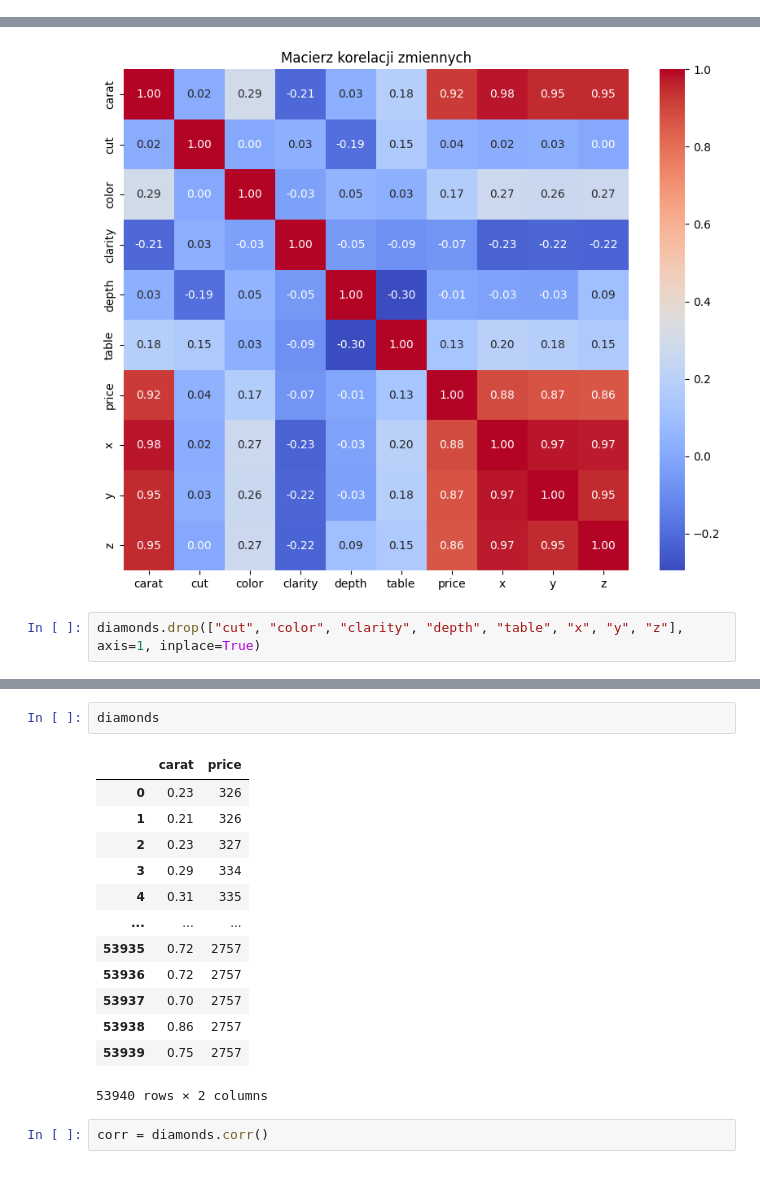
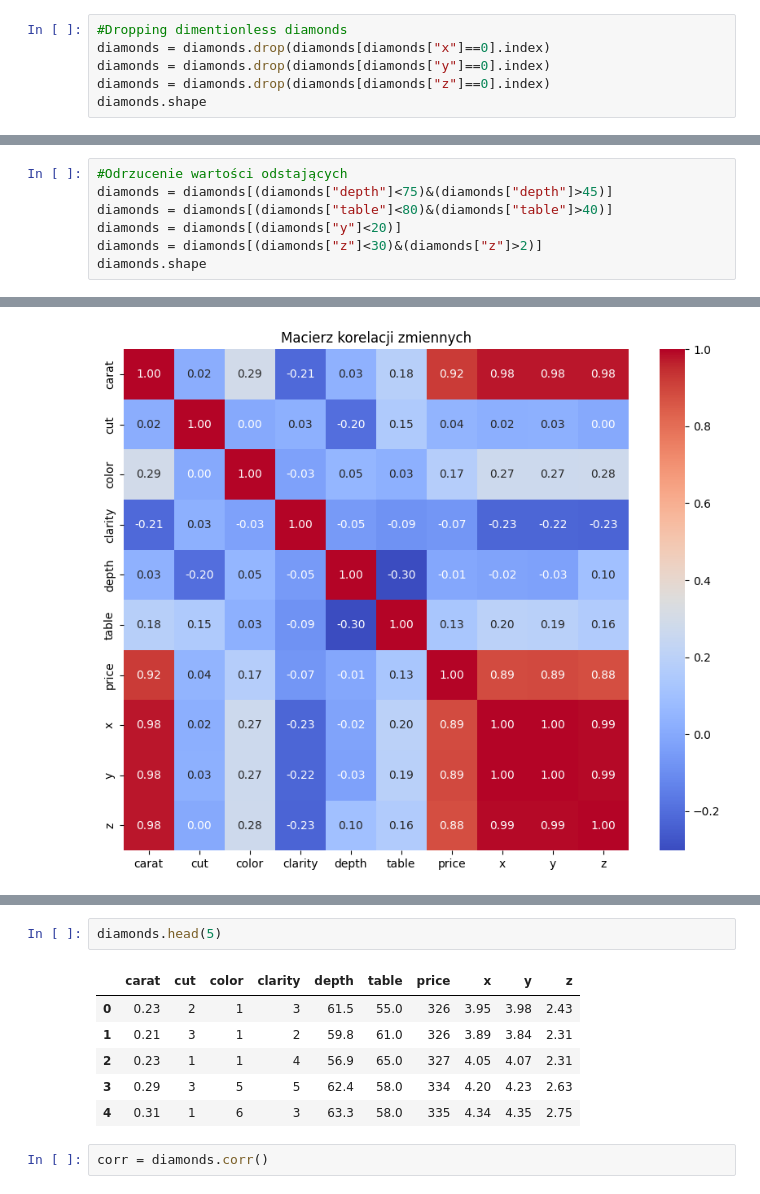
Before and after one commit to a4bee/lab--AI-ML--szkolenie--olson, a Jupyter notebook: ML_AI_3_2.ipynb, the cells around one changed output, grey strips where cells are left out. Saved outputs shown, nothing was run; the diff lists cells and outputs as text.

```diff
--- a/ML_AI_3_2.ipynb
+++ b/ML_AI_3_2.ipynb
@@ -42,0 +60,6 @@ Index(['carat', 'cut', 'color', 'clarity', 'depth', 'table', 'price', 'x', 'y',
+# %%
+#Dropping dimentionless diamonds
+diamonds = diamonds.drop(diamonds[diamonds["x"]==0].index)
+diamonds = diamonds.drop(diamonds[diamonds["y"]==0].index)
+diamonds = diamonds.drop(diamonds[diamonds["z"]==0].index)
+diamonds.shape
@@ -51,0 +113,7 @@ diamonds['clarity'] = le_clarity.fit_transform(diamonds['clarity'])
+# %%
+#Odrzucenie wartości odstających
+diamonds = diamonds[(diamonds["depth"]<75)&(diamonds["depth"]>45)]
+diamonds = diamonds[(diamonds["table"]<80)&(diamonds["table"]>40)]
+diamonds = diamonds[(diamonds["y"]<20)]
+diamonds = diamonds[(diamonds["z"]<30)&(diamonds["z"]>2)]
+diamonds.shape
@@ -58,5 +155,3 @@ plt.title('Macierz korelacji zmiennych')
 plt.show()
 # %% [output]
 [figure]
-# %%
-diamonds.drop(["cut", "color", "clarity", "depth", "table", "x", "y", "z"], axis=1, inplace=True)
@@ -63,19 +166,12 @@ diamonds.drop(["cut", "color", "clarity", "depth", "table", "x", "y", "z"], axis
 # %%
-diamonds
+diamonds.head(5)
 # %% [output]
-|  | carat | price |
-| 0 | 0.23 | 326 |
-| 1 | 0.21 | 326 |
-| 2 | 0.23 | 327 |
-| 3 | 0.29 | 334 |
-| 4 | 0.31 | 335 |
-| ... | ... | ... |
-| 53935 | 0.72 | 2757 |
-| 53936 | 0.72 | 2757 |
-| 53937 | 0.70 | 2757 |
-| 53938 | 0.86 | 2757 |
-| 53939 | 0.75 | 2757 |
+|  | carat | cut | color | clarity | depth | table | price | x | y | z |
+| 0 | 0.23 | 2 | 1 | 3 | 61.5 | 55.0 | 326 | 3.95 | 3.98 | 2.43 |
+| 1 | 0.21 | 3 | 1 | 2 | 59.8 | 61.0 | 326 | 3.89 | 3.84 | 2.31 |
+| 2 | 0.23 | 1 | 1 | 4 | 56.9 | 65.0 | 327 | 4.05 | 4.07 | 2.31 |
+| 3 | 0.29 | 3 | 5 | 5 | 62.4 | 58.0 | 334 | 4.20 | 4.23 | 2.63 |
+| 4 | 0.31 | 1 | 6 | 3 | 63.3 | 58.0 | 335 | 4.34 | 4.35 | 2.75 |
-53940 rows × 2 columns
 # %%
 corr = diamonds.corr()
 # %%
```
Also changed, not shown: parts of 25 cells of this notebook.
